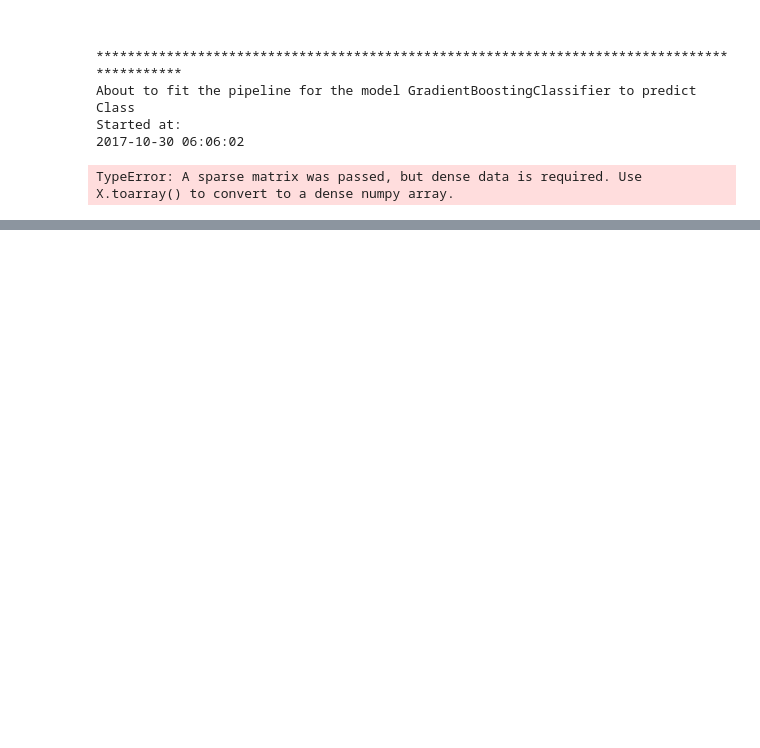
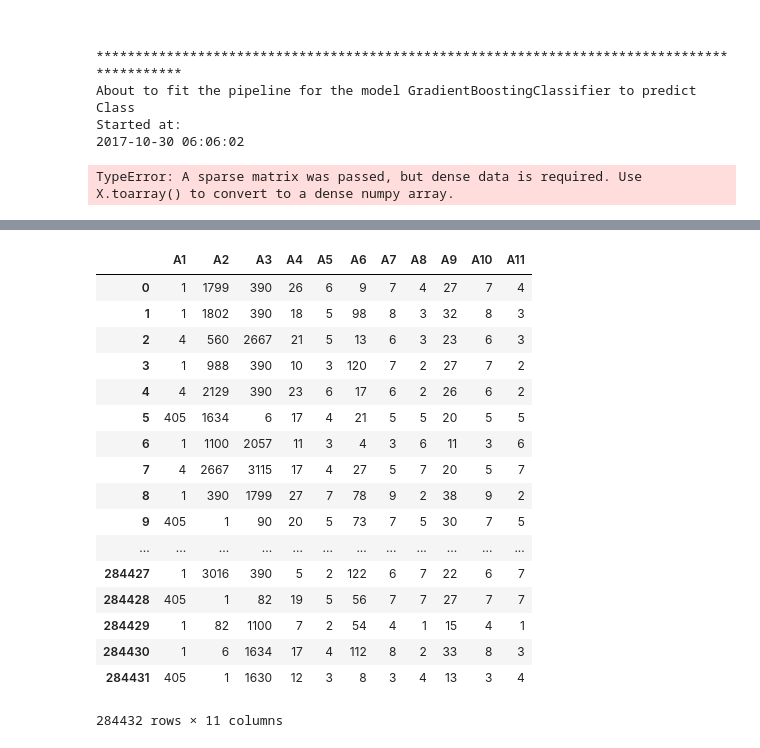
Before and after one commit to gbrian/machinelearning_exercises, a Jupyter notebook: ml/supervised/exercise_1/Exercise_1.ipynb, the cells around one changed output, grey strips where cells are left out. Drawn from its saved outputs; the diff is of its cells as text; code cells hidden in the pictures; blank space fills up the shorter version.

```diff
--- a/ml/supervised/exercise_1/Exercise_1.ipynb
+++ b/ml/supervised/exercise_1/Exercise_1.ipynb
@@ -91,0 +113,21 @@ TypeError: A sparse matrix was passed, but dense data is required. Use X.toarray
+# %%
+training[training.columns[:-2]]
+# %% [output]
+|  | A1 | A2 | A3 | A4 | A5 | A6 | A7 | A8 | A9 | A10 | A11 |
+| 0 | 1 | 1799 | 390 | 26 | 6 | 9 | 7 | 4 | 27 | 7 | 4 |
+| 1 | 1 | 1802 | 390 | 18 | 5 | 98 | 8 | 3 | 32 | 8 | 3 |
+| 2 | 4 | 560 | 2667 | 21 | 5 | 13 | 6 | 3 | 23 | 6 | 3 |
+| 3 | 1 | 988 | 390 | 10 | 3 | 120 | 7 | 2 | 27 | 7 | 2 |
+| 4 | 4 | 2129 | 390 | 23 | 6 | 17 | 6 | 2 | 26 | 6 | 2 |
+| 5 | 405 | 1634 | 6 | 17 | 4 | 21 | 5 | 5 | 20 | 5 | 5 |
+| 6 | 1 | 1100 | 2057 | 11 | 3 | 4 | 3 | 6 | 11 | 3 | 6 |
+| 7 | 4 | 2667 | 3115 | 17 | 4 | 27 | 5 | 7 | 20 | 5 | 7 |
+| 8 | 1 | 390 | 1799 | 27 | 7 | 78 | 9 | 2 | 38 | 9 | 2 |
+| 9 | 405 | 1 | 90 | 20 | 5 | 73 | 7 | 5 | 30 | 7 | 5 |
+| ... | ... | ... | ... | ... | ... | ... | ... | ... | ... | ... | ... |
+| 284427 | 1 | 3016 | 390 | 5 | 2 | 122 | 6 | 7 | 22 | 6 | 7 |
+| 284428 | 405 | 1 | 82 | 19 | 5 | 56 | 7 | 7 | 27 | 7 | 7 |
+| 284429 | 1 | 82 | 1100 | 7 | 2 | 54 | 4 | 1 | 15 | 4 | 1 |
+| 284430 | 1 | 6 | 1634 | 17 | 4 | 112 | 8 | 2 | 33 | 8 | 3 |
+| 284431 | 405 | 1 | 1630 | 12 | 3 | 8 | 3 | 4 | 13 | 3 | 4 |
+284432 rows × 11 columns
```
Also changed, not shown: parts of 5 cells of this notebook.
